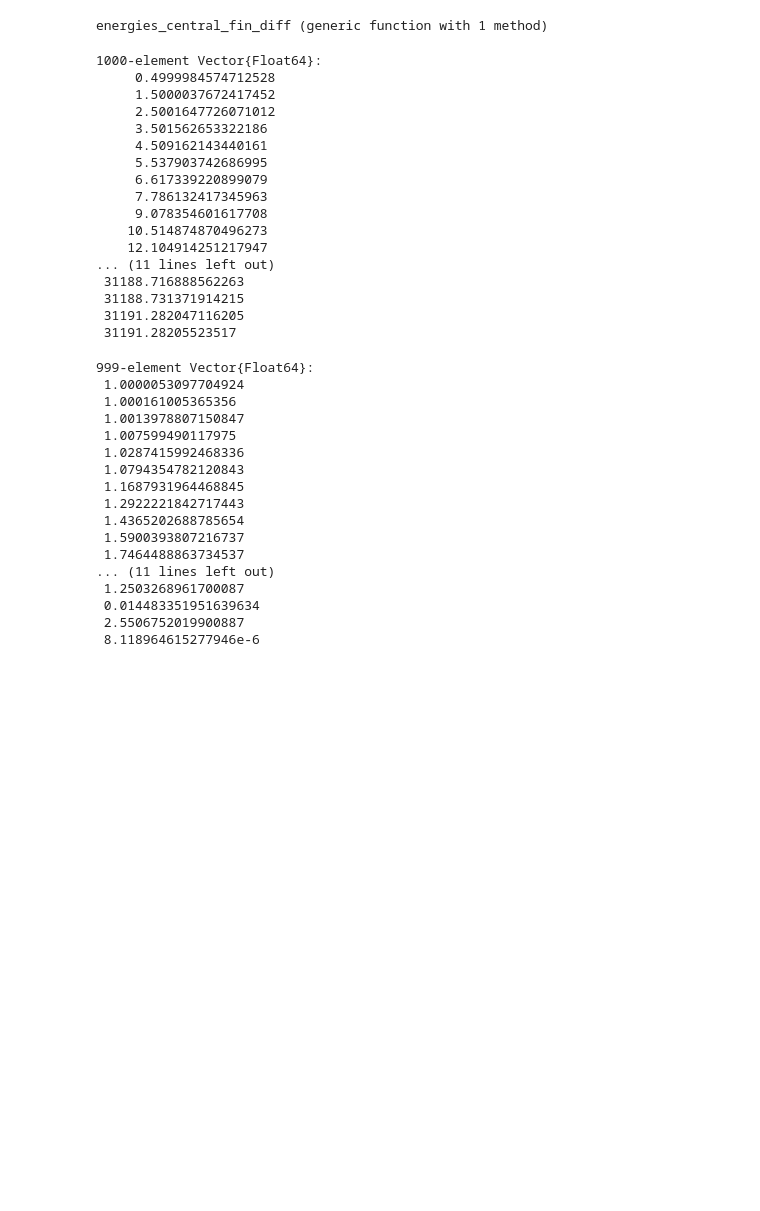
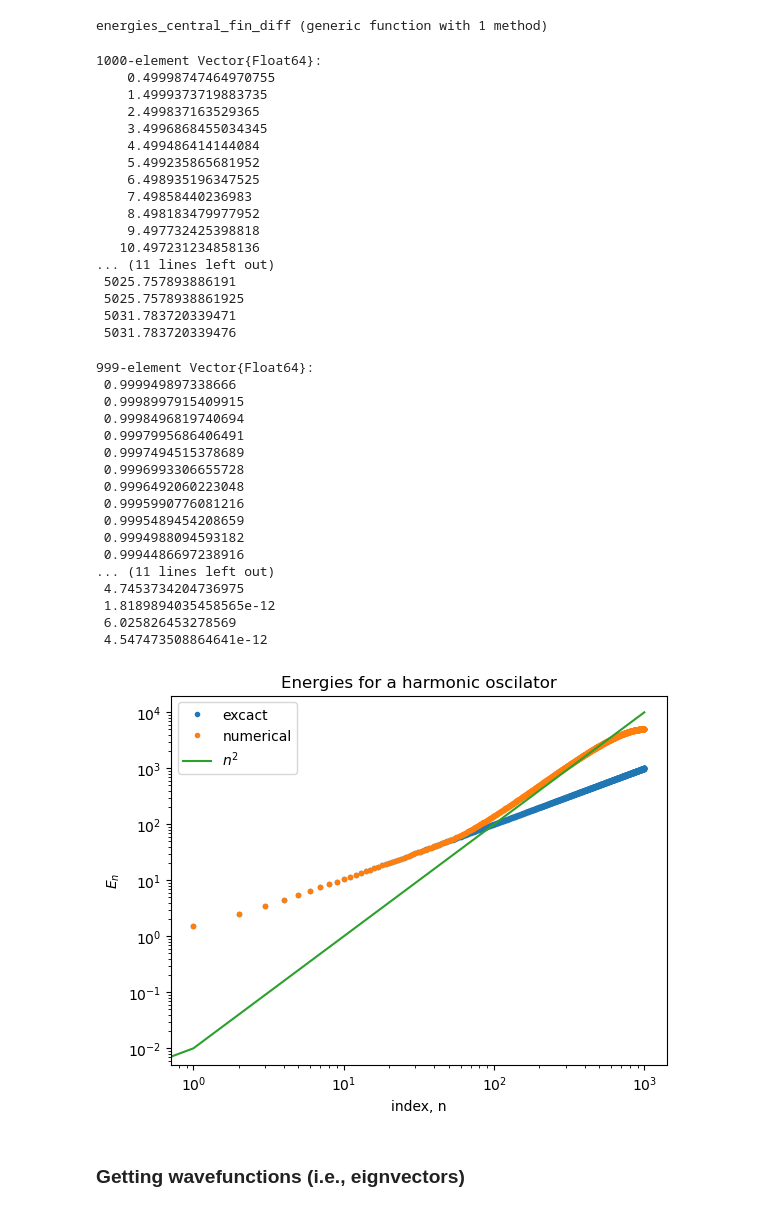
Before and after one commit to tkeegan12/Course_Computational_Physics_and_Engineering, a Jupyter notebook: Module4_Linear_Algebra.ipynb, the cells around one changed output. Cells and saved outputs as stored; diff of their text form; code cells hidden in the pictures; blank space fills up the shorter version.

```diff
--- a/Module4_Linear_Algebra.ipynb
+++ b/Module4_Linear_Algebra.ipynb
@@ -196,49 +196,49 @@ energies = energies_central_fin_diff(
     x -> 0.5 * x ^ 2,
 
     # a is the minimal x
-    -4,
+    -10,
 
     # b is the max x
-    +4,
+    +10,
 
     # N
     1000
 )
 # %% [output]
 1000-element Vector{Float64}:
-     0.4999984574712528
-     1.5000037672417452
-     2.5001647726071012
-     3.501562653322186
-     4.509162143440161
-     5.537903742686995
-     6.617339220899079
-     7.786132417345963
-     9.078354601617708
-    10.514874870496273
-    12.104914251217947
+    0.49998747464970755
+    1.4999373719883735
+    2.499837163529365
+    3.4996868455034345
+    4.499486414144084
+    5.499235865681952
+    6.498935196347525
+    7.49858440236983
+    8.498183479977952
+    9.497732425398818
+   10.497231234858136
 ... (11 lines left out)
- 31188.716888562263
- 31188.731371914215
- 31191.282047116205
- 31191.28205523517
+ 5025.757893886191
+ 5025.7578938861925
+ 5031.783720339471
+ 5031.783720339476
 # %%
 diff(energies)
 # %% [output]
 999-element Vector{Float64}:
- 1.0000053097704924
- 1.000161005365356
- 1.0013978807150847
- 1.007599490117975
- 1.0287415992468336
- 1.0794354782120843
- 1.1687931964468845
- 1.2922221842717443
- 1.4365202688785654
- 1.5900393807216737
- 1.7464488863734537
+ 0.999949897338666
+ 0.9998997915409915
+ 0.9998496819740694
+ 0.9997995686406491
+ 0.9997494515378689
+ 0.9996993306655728
+ 0.9996492060223048
+ 0.9995990776081216
+ 0.9995489454208659
+ 0.9994988094593182
+ 0.9994486697238916
 ... (11 lines left out)
- 1.2503268961700087
- 0.014483351951639634
- 2.5506752019900887
- 8.118964615277946e-6
+ 4.7453734204736975
+ 1.8189894035458565e-12
+ 6.025826453278569
+ 4.547473508864641e-12
@@ -244,0 +247,16 @@ diff(energies)
+# %%
+n = 0:(length(energies) - 1)
+En = n .+ 0.5
+
+title("Energies for a harmonic oscilator")
+loglog(En, ".", label="excact")
+loglog(energies, ".", label="numerical")
+loglog(n, 0.01 * n .^ 2, label=L"n^2")
+xlabel("index, n")
+ylabel(L"E_n")
+legend()
+show()
+# %% [output]
+[figure, added]
+# %% [markdown]
+### Getting wavefunctions (i.e., eignvectors)
```
Also changed, not shown: parts of 10 cells of this notebook.
